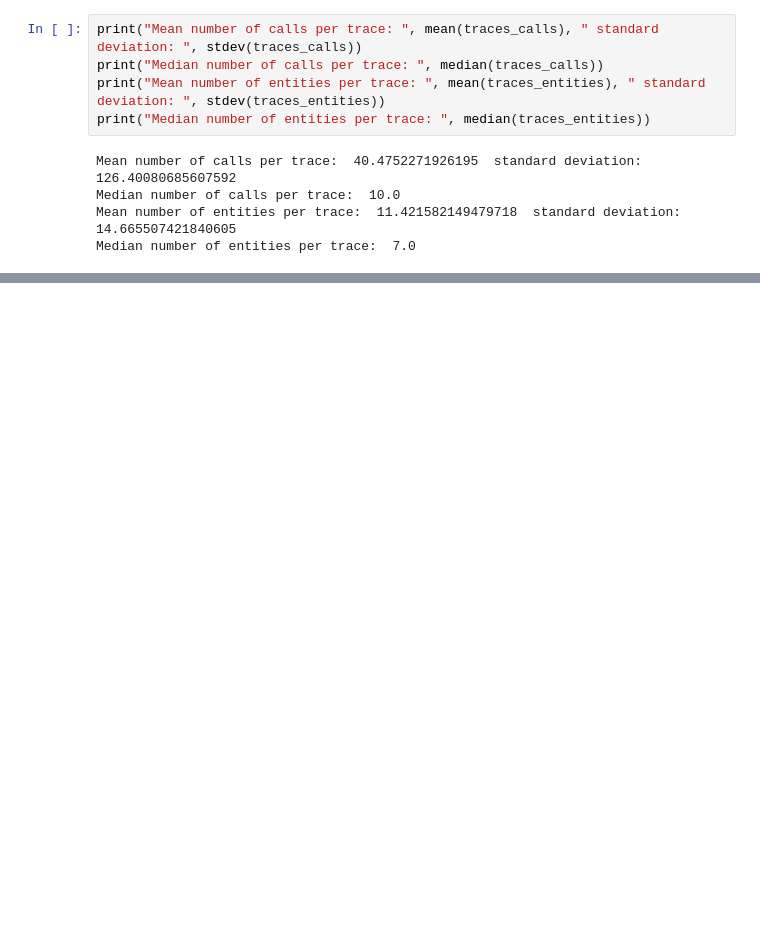
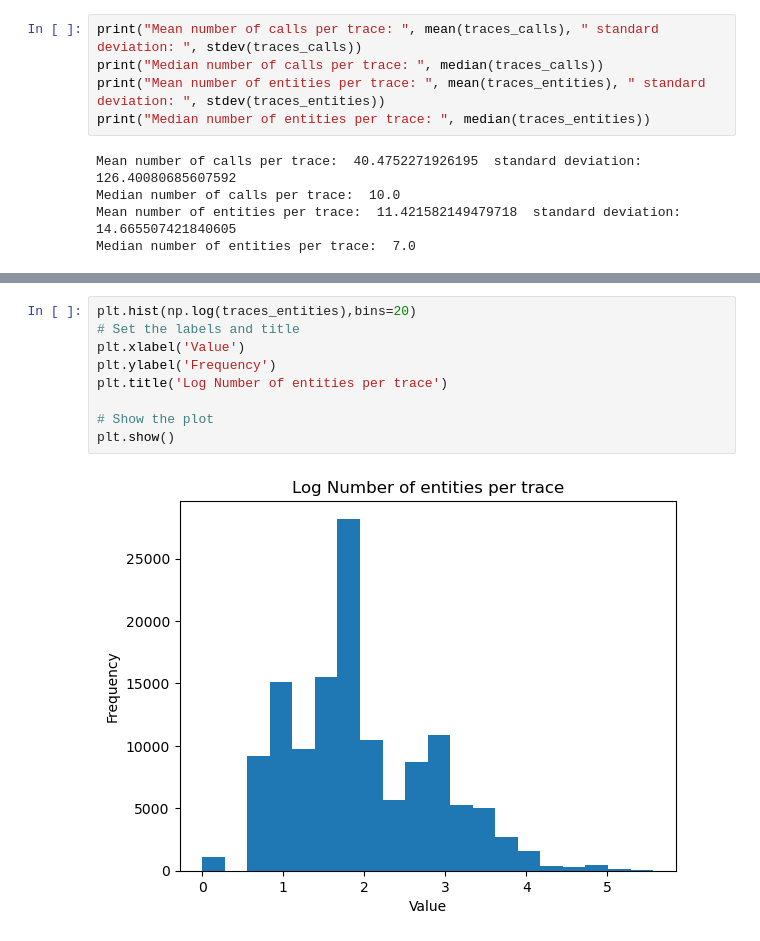
Before and after one commit to GianlucaRub/Master-Thesis, a Jupyter notebook: Alibaba experiments/Gianluca - Trace Exploration Alibaba 0.ipynb, the cells around one changed output, grey strips where cells are left out. Saved outputs shown, nothing was run; the diff lists cells and outputs as text; blank space fills up the shorter version.

```diff
--- a/Alibaba experiments/Gianluca - Trace Exploration Alibaba 0.ipynb
+++ b/Alibaba experiments/Gianluca - Trace Exploration Alibaba 0.ipynb
@@ -107,0 +188,11 @@ Median number of entities per trace:  7.0
+# %%
+plt.hist(np.log(traces_entities),bins=20)
+# Set the labels and title
+plt.xlabel('Value')
+plt.ylabel('Frequency')
+plt.title('Log Number of entities per trace')
+
+# Show the plot
+plt.show()
+# %% [output]
+[figure, added]
```
Also changed, not shown: parts of 14 cells of this notebook, 2 other files.
